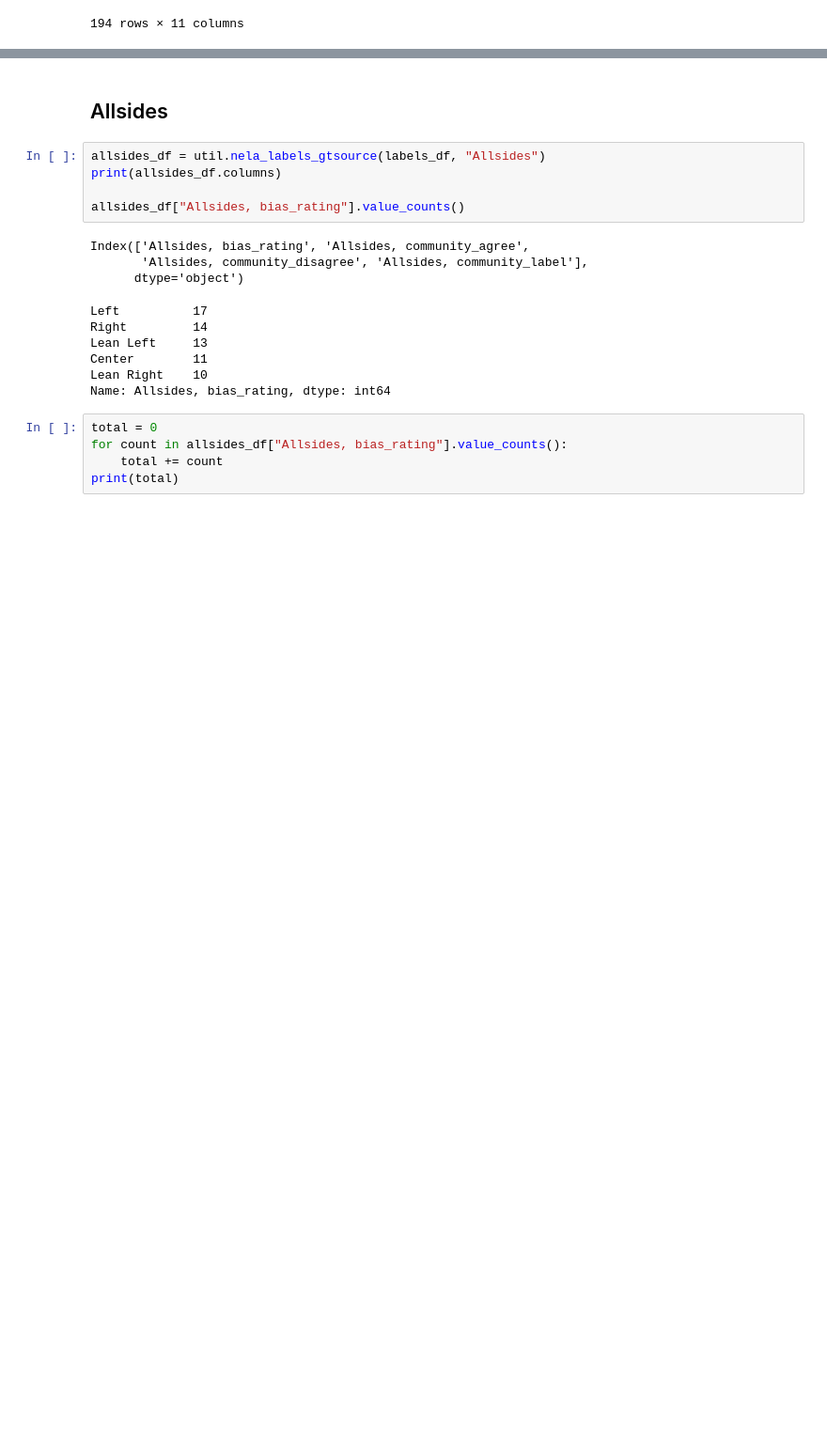
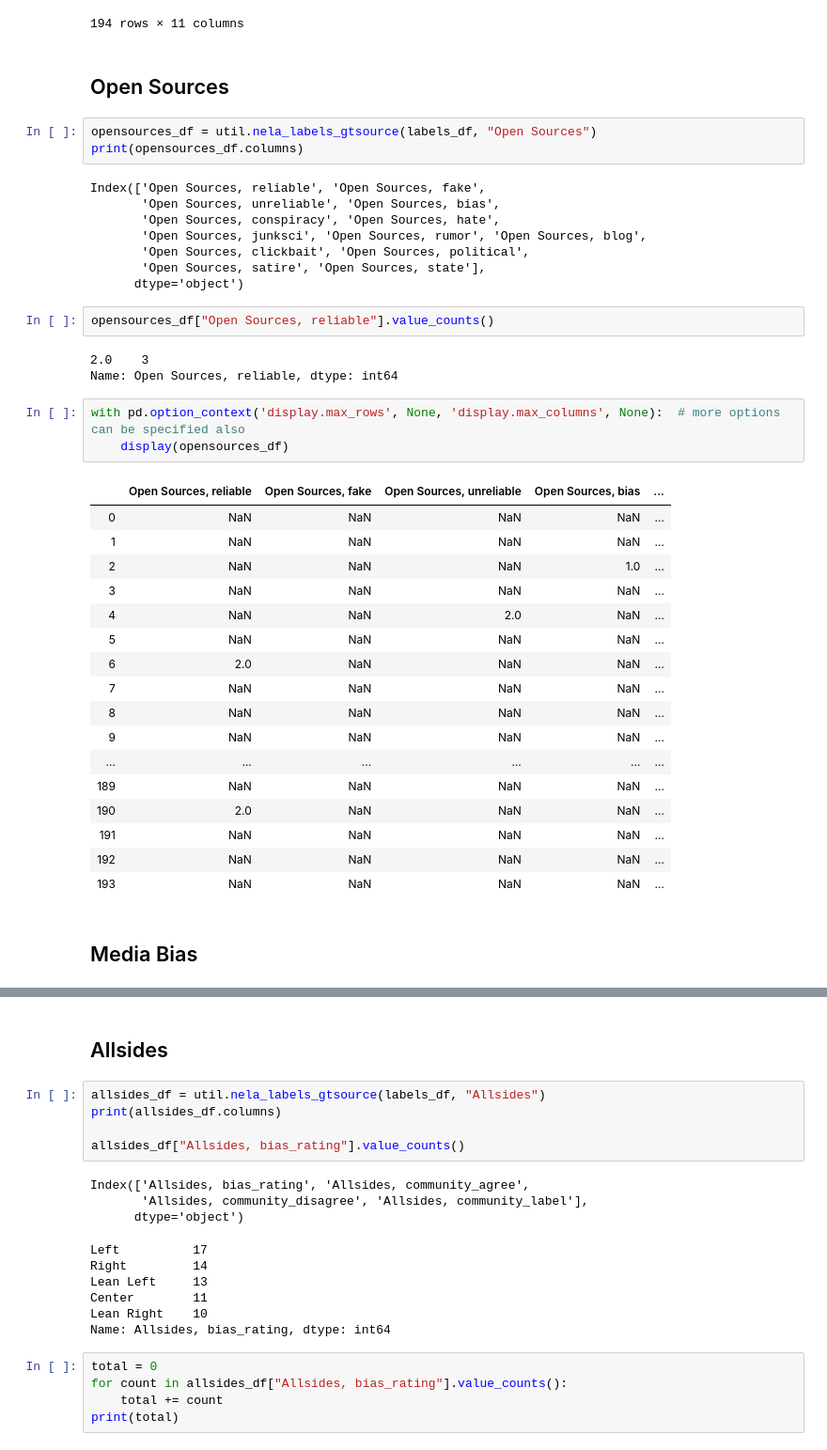
Before and after one commit to WarmCyan/news-bias-research, a Jupyter notebook: notebooks/0_NELADataExploration.ipynb, the cells around one changed output, grey strips where cells are left out. Shown at 94% size. Drawn from its saved outputs; the diff is of its cells as text; blank space fills up the shorter version.

Commit message:
Start notebook for analyzing indicator labels in more depth

```diff
--- a/notebooks/0_NELADataExploration.ipynb
+++ b/notebooks/0_NELADataExploration.ipynb
@@ -47,3 +49,44 @@ newsguard_df
 | 192 | NaN | NaN | NaN | NaN | ... |
 | 193 | NaN | NaN | NaN | NaN | ... |
 194 rows × 11 columns
+# %% [markdown]
+## Open Sources
+# %%
+opensources_df = util.nela_labels_gtsource(labels_df, "Open Sources")
+print(opensources_df.columns)
+# %% [output]
+Index(['Open Sources, reliable', 'Open Sources, fake',
+       'Open Sources, unreliable', 'Open Sources, bias',
+       'Open Sources, conspiracy', 'Open Sources, hate',
+       'Open Sources, junksci', 'Open Sources, rumor', 'Open Sources, blog',
+       'Open Sources, clickbait', 'Open Sources, political',
+       'Open Sources, satire', 'Open Sources, state'],
+      dtype='object')
+# %%
+opensources_df["Open Sources, reliable"].value_counts()
+# %% [output]
+2.0    3
+Name: Open Sources, reliable, dtype: int64
+# %%
+with pd.option_context('display.max_rows', None, 'display.max_columns', None):  # more options can be specified also
+    display(opensources_df)
+# %% [output]
+|  | Open Sources, reliable | Open Sources, fake | Open Sources, unreliable | Open Sources, bias | ... |
+| 0 | NaN | NaN | NaN | NaN | ... |
+| 1 | NaN | NaN | NaN | NaN | ... |
+| 2 | NaN | NaN | NaN | 1.0 | ... |
+| 3 | NaN | NaN | NaN | NaN | ... |
+| 4 | NaN | NaN | 2.0 | NaN | ... |
+| 5 | NaN | NaN | NaN | NaN | ... |
+| 6 | 2.0 | NaN | NaN | NaN | ... |
+| 7 | NaN | NaN | NaN | NaN | ... |
+| 8 | NaN | NaN | NaN | NaN | ... |
+| 9 | NaN | NaN | NaN | NaN | ... |
+| ... | ... | ... | ... | ... | ... |
+| 189 | NaN | NaN | NaN | NaN | ... |
+| 190 | 2.0 | NaN | NaN | NaN | ... |
+| 191 | NaN | NaN | NaN | NaN | ... |
+| 192 | NaN | NaN | NaN | NaN | ... |
+| 193 | NaN | NaN | NaN | NaN | ... |
+# %% [markdown]
+## Media Bias
```
Also changed, not shown: parts of 10 cells of this notebook, 1 other file.
